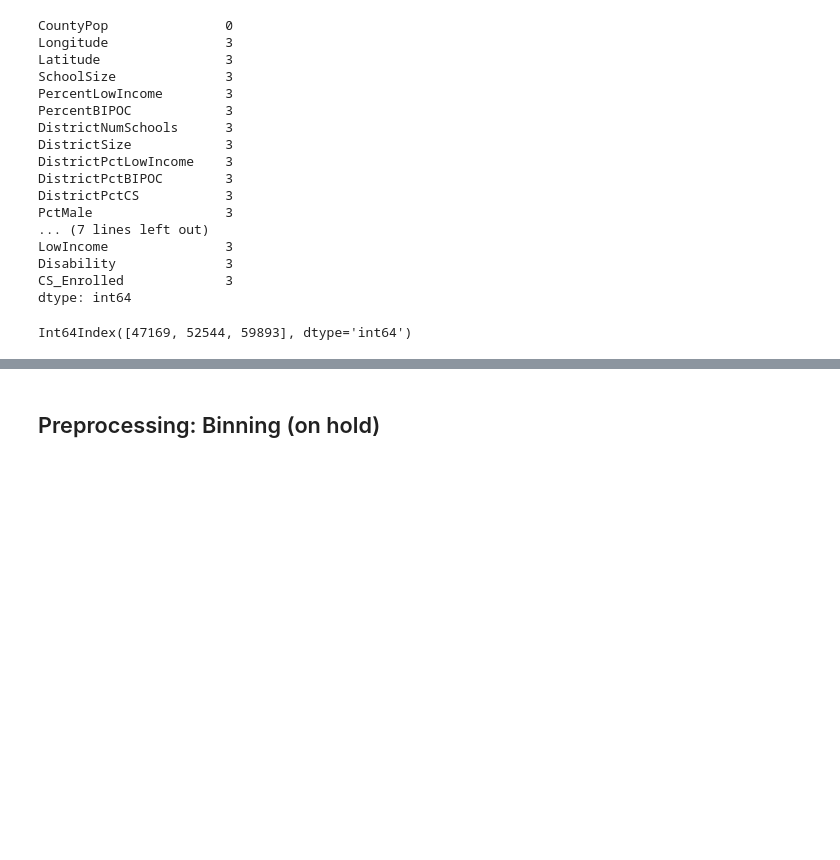
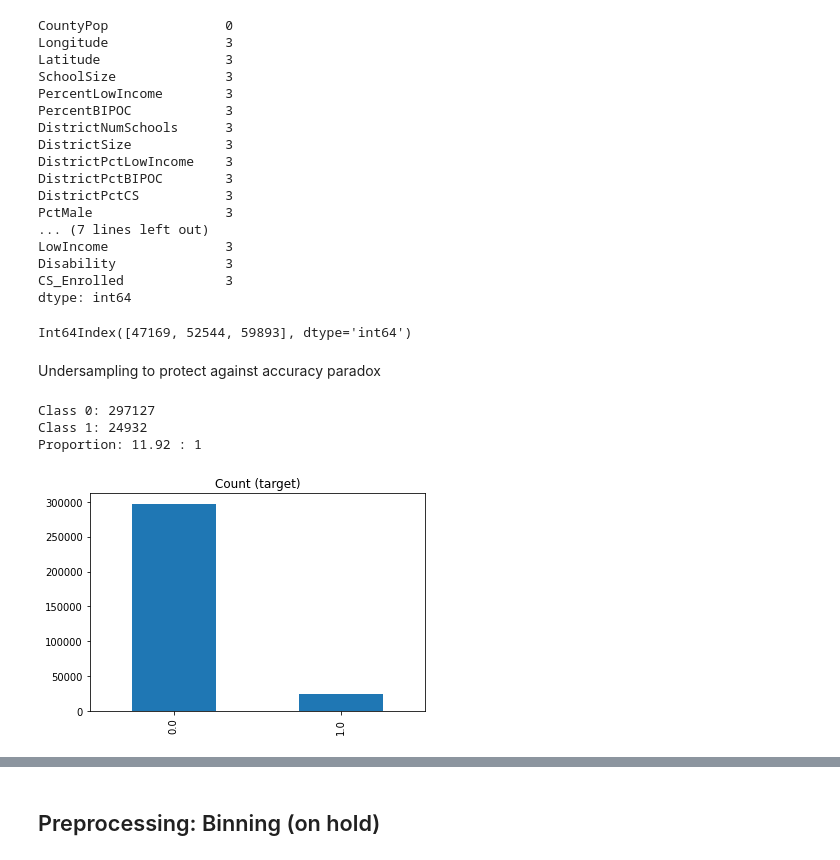
Before and after one commit to brinkbrink/WA_CS_v2, a Jupyter notebook: StudentAnalysis-2.ipynb, the cells around one changed output, grey strips where cells are left out. Cells and saved outputs as stored; diff of their text form; code cells hidden in the pictures; blank space fills up the shorter version.

Commit message:
undersampling, random forest, confusion matrix, classification report

```diff
--- a/StudentAnalysis-2.ipynb
+++ b/StudentAnalysis-2.ipynb
@@ -806,3 +811,20 @@ print(nan_rows.index)
 Int64Index([47169, 52544, 59893], dtype='int64')
 # %%
 df_for_tree = df_for_tree.dropna()
+# %% [markdown]
+Undersampling to protect against accuracy paradox
+# %%
+undersample_df = df_for_tree.copy(deep=False)
+
+
+target_count = undersample_df.CS_Enrolled.value_counts()
+print('Class 0:', target_count[0])
+print('Class 1:', target_count[1])
+print('Proportion:', round(target_count[0] / target_count[1], 2), ': 1')
+
+target_count.plot(kind='bar', title='Count (target)');
+# %% [output]
+Class 0: 297127
+Class 1: 24932
+Proportion: 11.92 : 1
+[figure, added]
```
Also changed, not shown: parts of 29 cells of this notebook.
